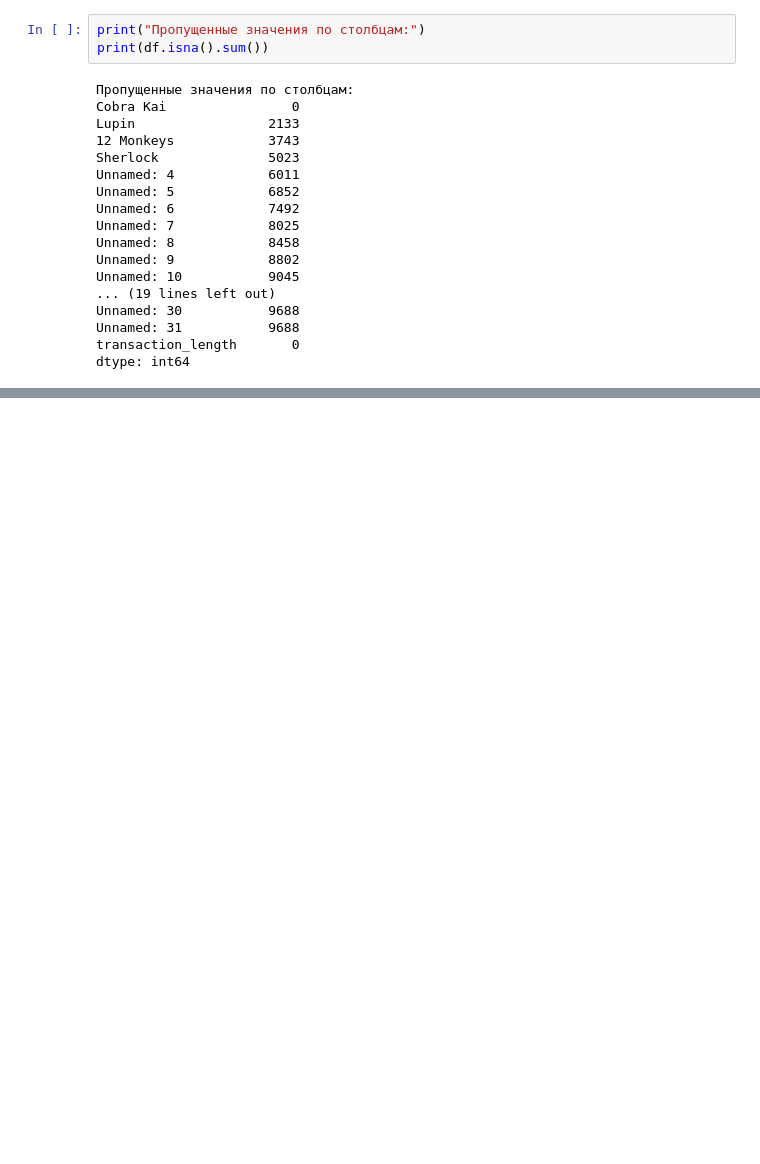
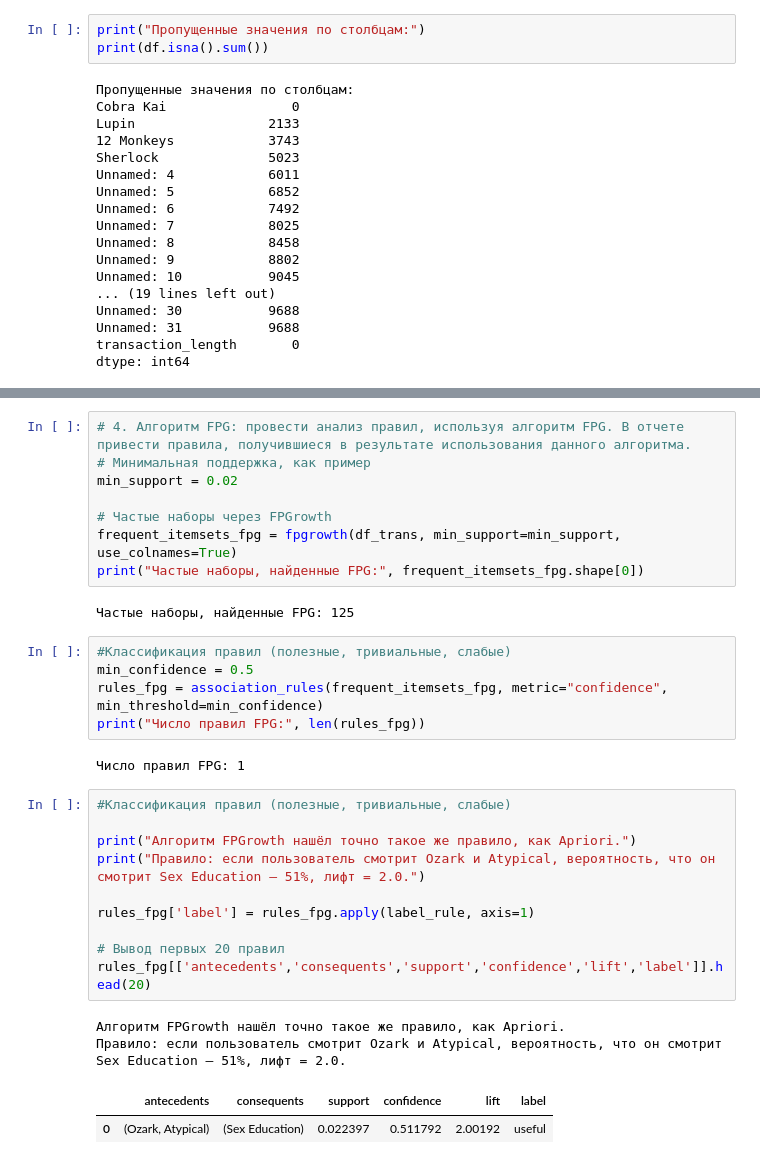
Before and after one commit to AccuRion1/machinelearn2, a Jupyter notebook: tv_lab2.ipynb, the cells around one changed output, grey strips where cells are left out. Saved outputs shown, nothing was run; the diff lists cells and outputs as text; blank space fills up the shorter version.

```diff
--- a/tv_lab2.ipynb
+++ b/tv_lab2.ipynb
@@ -133,0 +230,32 @@ dtype: int64
+# %%
+# 4. Алгоритм FPG: провести анализ правил, используя алгоритм FPG. В отчете привести правила, получившиеся в результате использования данного алгоритма.
+# Минимальная поддержка, как пример
+min_support = 0.02
+
+# Частые наборы через FPGrowth
+frequent_itemsets_fpg = fpgrowth(df_trans, min_support=min_support, use_colnames=True)
+print("Частые наборы, найденные FPG:", frequent_itemsets_fpg.shape[0])
+# %% [output]
+Частые наборы, найденные FPG: 125
+# %%
+#Классификация правил (полезные, тривиальные, слабые)
+min_confidence = 0.5
+rules_fpg = association_rules(frequent_itemsets_fpg, metric="confidence", min_threshold=min_confidence)
+print("Число правил FPG:", len(rules_fpg))
+# %% [output]
+Число правил FPG: 1
+# %%
+#Классификация правил (полезные, тривиальные, слабые)
+
+print("Алгоритм FPGrowth нашёл точно такое же правило, как Apriori.")
+print("Правило: если пользователь смотрит Ozark и Atypical, вероятность, что он смотрит Sex Education — 51%, лифт = 2.0.")
+
+rules_fpg['label'] = rules_fpg.apply(label_rule, axis=1)
+
+# Вывод первых 20 правил
+rules_fpg[['antecedents','consequents','support','confidence','lift','label']].head(20)
+# %% [output]
+Алгоритм FPGrowth нашёл точно такое же правило, как Apriori.
+Правило: если пользователь смотрит Ozark и Atypical, вероятность, что он смотрит Sex Education — 51%, лифт = 2.0.
+|  | antecedents | consequents | support | confidence | lift | label |
+| 0 | (Ozark, Atypical) | (Sex Education) | 0.022397 | 0.511792 | 2.00192 | useful |
```
Also changed, not shown: parts of 8 cells of this notebook.
